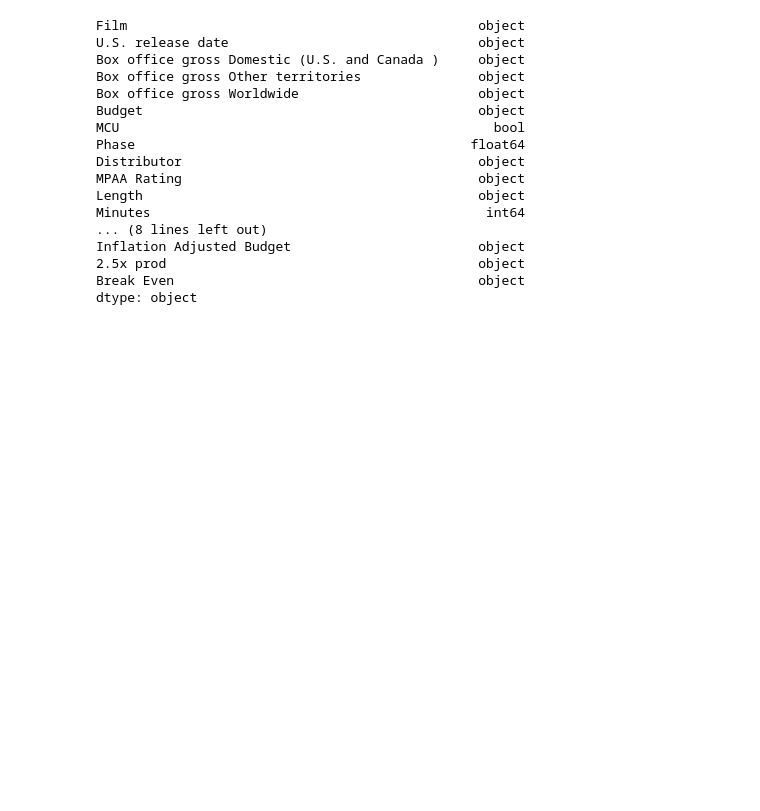
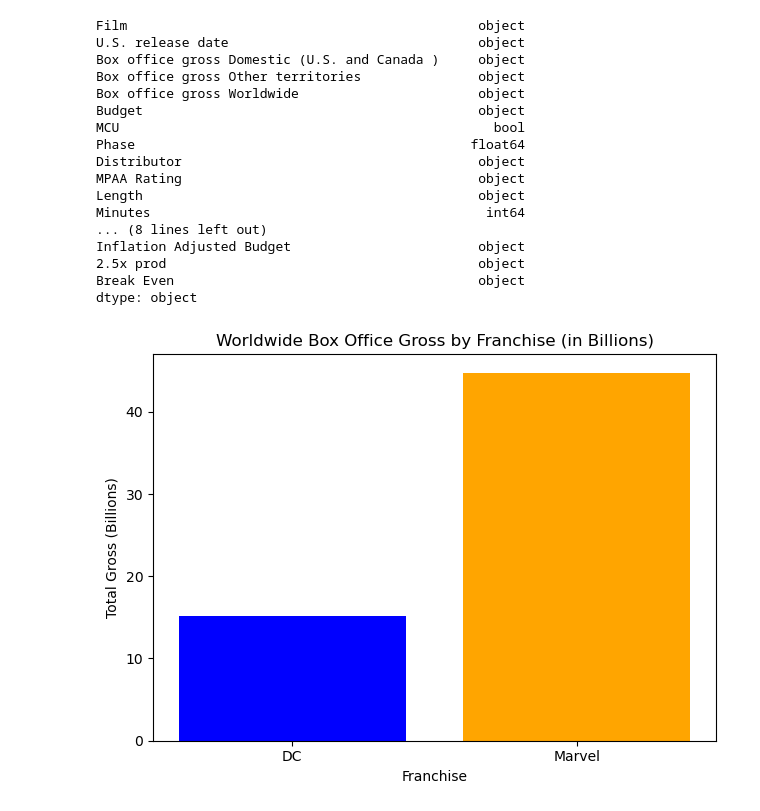
Before and after one commit to Nathan-Savage/project1, a Jupyter notebook: master_project.ipynb, the cells around one changed output. Drawn from its saved outputs; the diff is of its cells as text; code cells hidden in the pictures; blank space fills up the shorter version.

```diff
--- a/master_project.ipynb
+++ b/master_project.ipynb
@@ -28,0 +31,30 @@ dtype: object
+# %%
+#convert from object to float
+marvel_dc_movie_df['Box office gross Worldwide'] = (
+    marvel_dc_movie_df['Box office gross Worldwide']
+    .replace({'\\$': '', ',': ''}, regex=True)
+    .astype(float)
+)
+
+# Group by MCU vs. DC
+total_gross_by_franchise = marvel_dc_movie_df.groupby('Franchise')['Box office gross Worldwide'].sum()
+
+# Convert to billions
+total_gross_by_franchise_billion = total_gross_by_franchise / 1000000000
+
+# Plotting
+plt.bar(total_gross_by_franchise_billion.index, total_gross_by_franchise_billion, color=['blue', 'orange'])
+
+# Add titles and labels
+plt.title('Worldwide Box Office Gross by Franchise (in Billions)')
+plt.xlabel('Franchise')
+plt.ylabel('Total Gross (Billions)')
+plt.xticks(rotation=0)
+plt.grid(False)
+
+# show graph
+plt.tight_layout()
+plt.savefig(os.path.join('images','WorldwideGross_Franchise.png'))
+plt.show()
+# %% [output]
+[figure, added]
```
Also changed, not shown: parts of 30 cells of this notebook, 6 other files.
